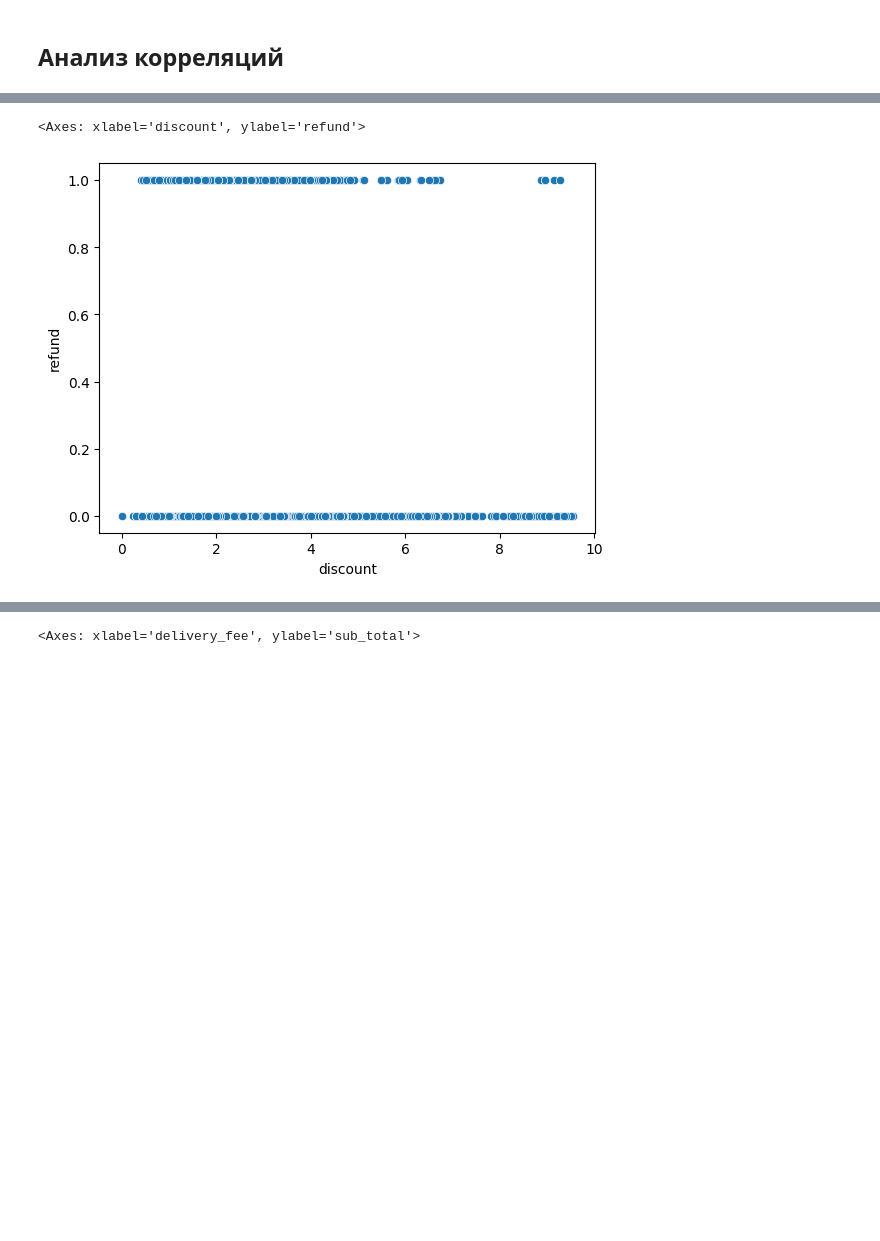
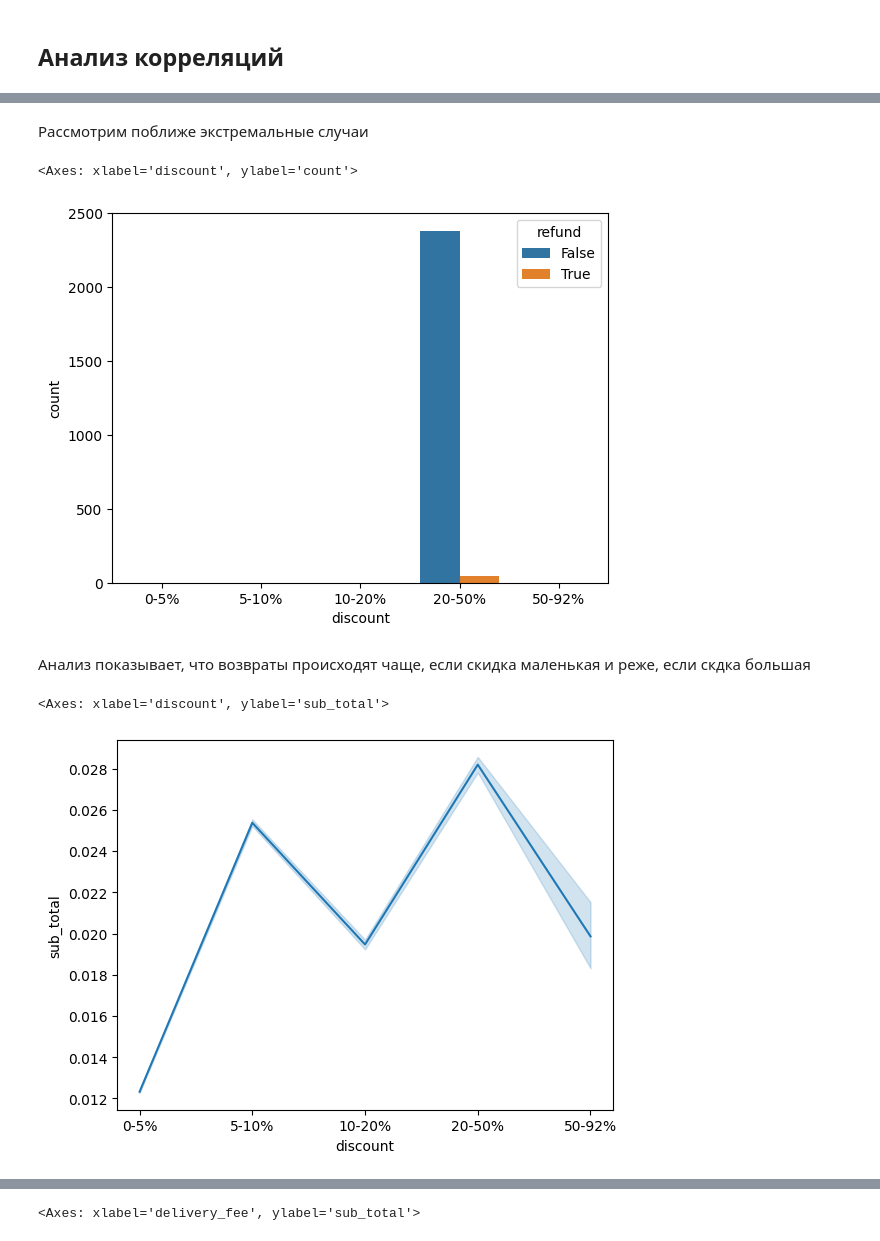
Before and after one commit to PigStep/ML-Delivery-Refund-Research, a Jupyter notebook: notebook/notebook.ipynb, the cells around one changed output, grey strips where cells are left out. Saved outputs shown, nothing was run; the diff lists cells and outputs as text; code cells hidden in the pictures; blank space fills up the shorter version.

```diff
--- a/notebook/notebook.ipynb
+++ b/notebook/notebook.ipynb
@@ -342,5 +349,14 @@ ValueError: Boolean array expected for the condition, not object
+# %% [markdown]
+Рассмотрим поближе экстремальные случаи
+# %%
+sns.countplot(delivery_data[(delivery_data.discount=="50-100%") | (delivery_data.discount=="20-50%")],x="discount",hue="refund")
+# %% [output]
+<Axes: xlabel='discount', ylabel='count'>
+[figure, added]
+# %% [markdown]
+Анализ показывает, что возвраты происходят чаще, если скидка маленькая и реже, если скдка большая
 # %%
-sns.scatterplot(delivery_data,x= "discount",y="refund")
+sns.lineplot(delivery_data,x= "discount",y="sub_total")
 # %% [output]
-<Axes: xlabel='discount', ylabel='refund'>
+<Axes: xlabel='discount', ylabel='sub_total'>
-[figure, old version]
+[figure, new version]
```
Also changed, not shown: parts of 14 cells of this notebook.
